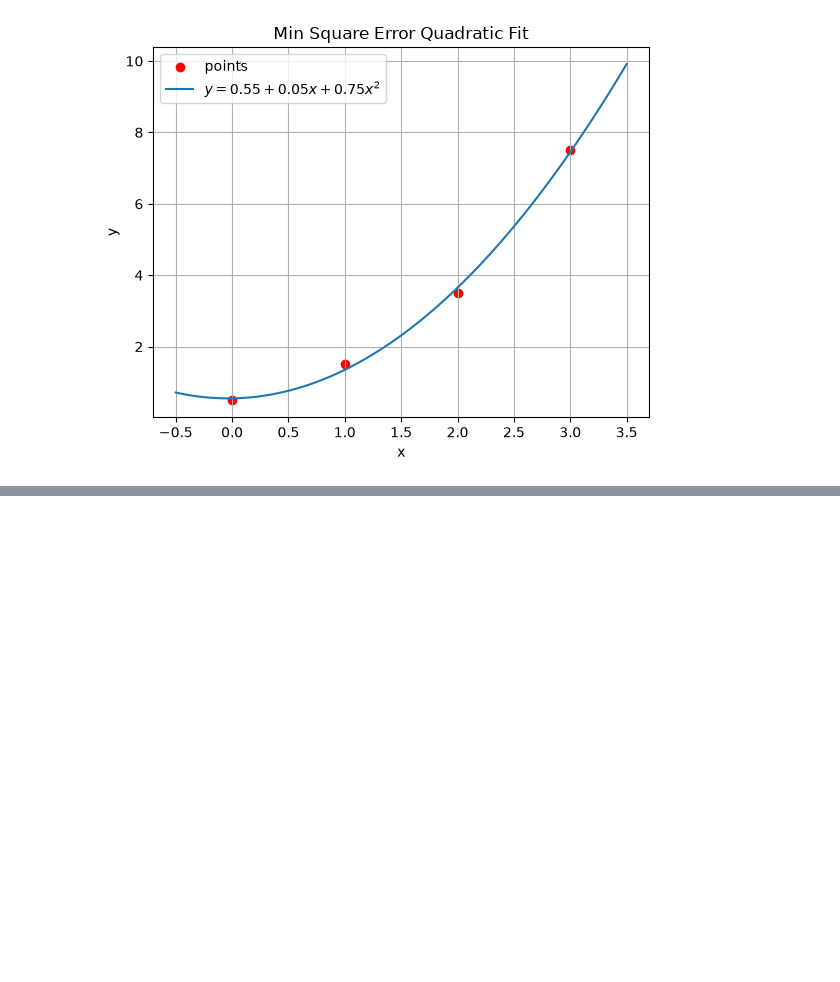
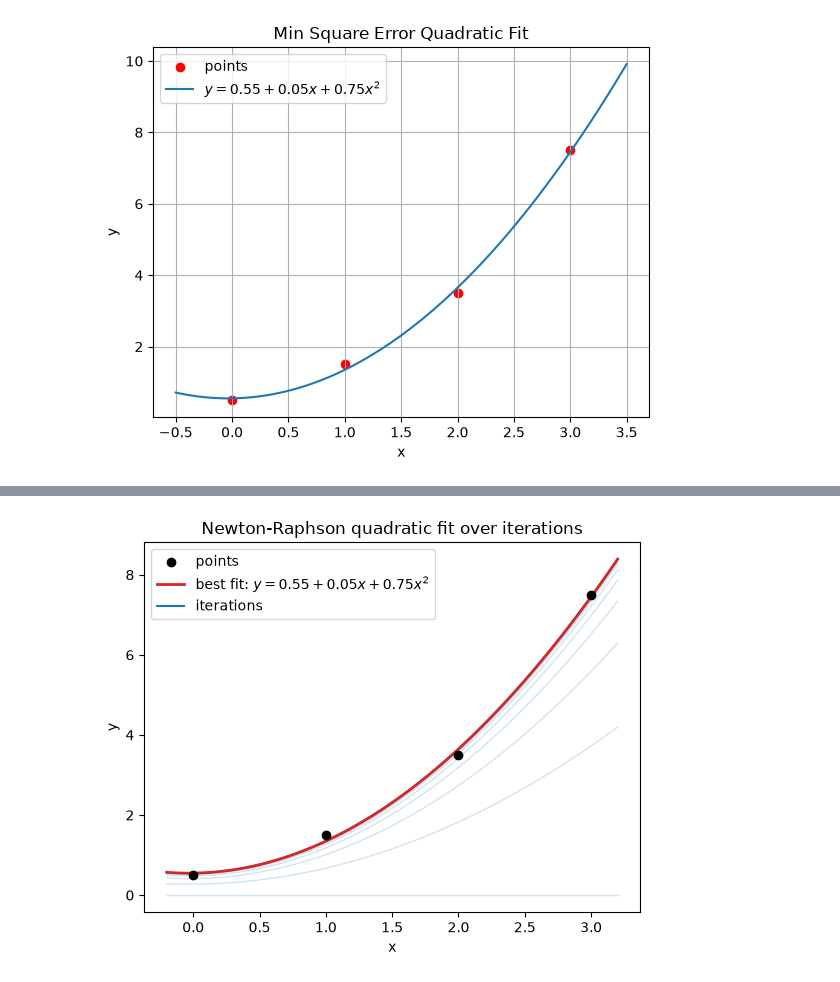
Before and after one commit to helmet323/helmet323.github.io, a Jupyter notebook: 1/fitting-equation.ipynb, the cells around one changed output, grey strips where cells are left out. Cells and saved outputs as stored; diff of their text form; code cells hidden in the pictures; blank space fills up the shorter version.

```diff
--- a/1/fitting-equation.ipynb
+++ b/1/fitting-equation.ipynb
@@ -136,0 +171,27 @@ plt.show()
+# %%
+xs = np.linspace(x.min() - 0.2, x.max() + 0.2, 100)
+
+plt.scatter(x, y, color="k", zorder=3, label="points")
+for it in iterations:
+    ci = it["c"]
+    plt.plot(xs, ci[0] + ci[1] * xs + ci[2] * xs**2, color="C0", lw=1, alpha=0.2)
+
+cb = iterations[-1]["c"]
+plt.plot(xs, cb[0] + cb[1] * xs + cb[2] * xs**2, color="C3", lw=2,
+        label=rf"best fit: $y = {cb[0]:.2f} + {cb[1]:.2f}x + {cb[2]:.2f}x^2$")
+
+plt.plot([], [], color="C0", label="iterations")
+plt.title("Newton-Raphson quadratic fit over iterations")
+plt.xlabel("x")
+plt.ylabel("y")
+plt.legend()
+
+plt.savefig(
+    "media/quadratic_fit_newton.png",
+    dpi=300,
+    bbox_inches="tight"
+)
+
+plt.show()
+# %% [output]
+[figure, added]
```
Also changed, not shown: parts of 4 cells of this notebook, 5 other files.
